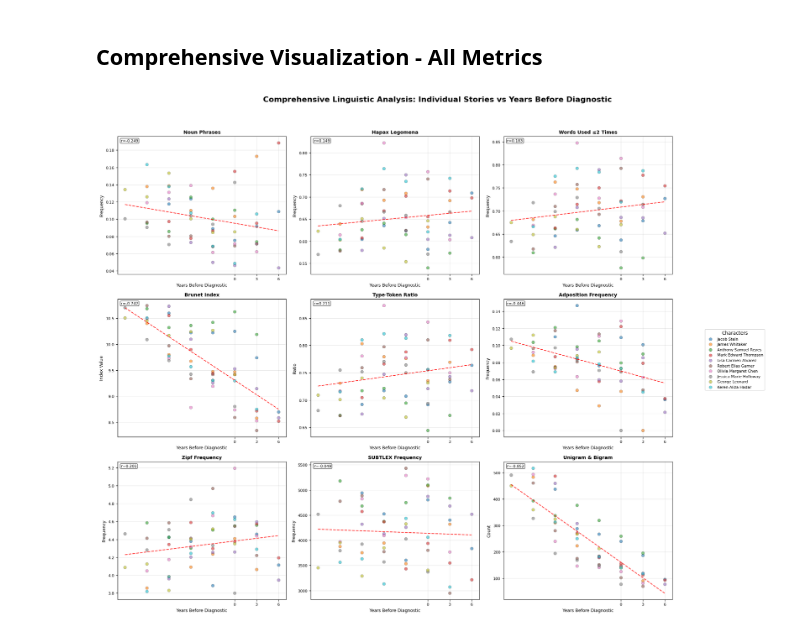
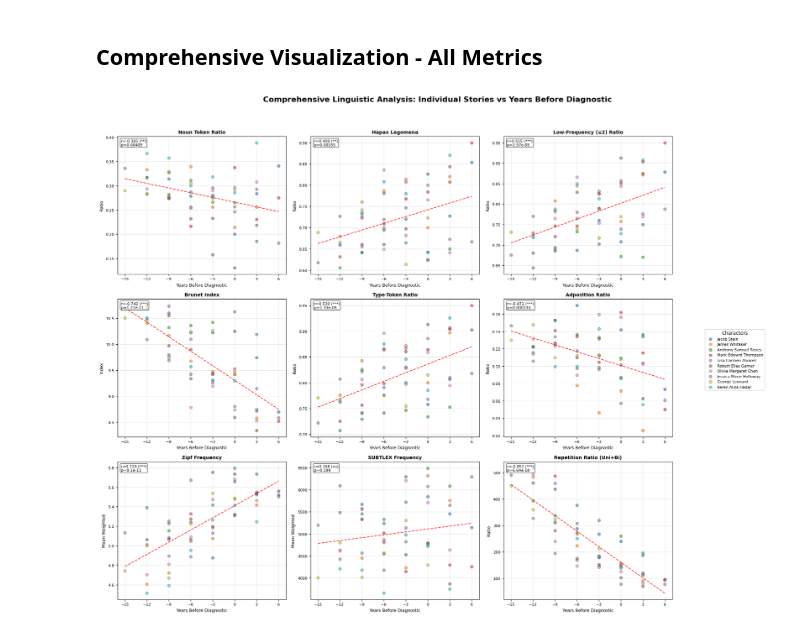
Before and after one commit to NetanelShalev/AD_LongitudinalDataGenerator, a Jupyter notebook: multi_file_analysis.ipynb, the cells around one changed output. Cells and saved outputs as stored; diff of their text form; code cells hidden in the pictures.

```diff
--- a/multi_file_analysis.ipynb
+++ b/multi_file_analysis.ipynb
@@ -275,6 +303,8 @@ plot_scatter_with_regression(all_story_data, word_used_once_or_twice_frequency,
 # %%
 def brunet_index(text, alpha=-0.165):
     """Calculate the Brunet index for the text."""
+    tokens = _clean_tokens(text)
+
     tokens = word_tokenize(text)
     if not tokens:
         return 0
@@ -373,7 +413,7 @@ def word_freq_subtl(text, corpus_data):
     if corpus_data is None:
         return 0
 
-    tokens = word_tokenize(text)
+    tokens = _clean_tokens(text)
     if not tokens:
         return 0
 
@@ -382,13 +422,12 @@ def word_freq_subtl(text, corpus_data):
 
     subtl_freq = 0
     for word, freq in word_freq.items():
-        word_lower = word.lower()
-        matching_rows = corpus_data[corpus_data['Word'] == word_lower]
+        matching_rows = corpus_data[corpus_data['Word'] == word]
         if not matching_rows.empty:
             subtl_value = matching_rows['SUBTLWF'].values[0]
             subtl_freq += freq * subtl_value
 
-    return subtl_freq / total_freq if total_freq > 0 else 0
+    return subtl_freq / len(tokens) if total_freq > 0 else 0
 
 # Plot SUBTLEX frequency scatter plot
 if subtl_and_zipf_df is not None:
@@ -408,7 +447,7 @@ def word_freq_zipf(text, corpus_data):
     if corpus_data is None:
         return 0
 
-    tokens = word_tokenize(text)
+    tokens = _clean_tokens(text)
     if not tokens:
         return 0
 
@@ -417,8 +456,7 @@ def word_freq_zipf(text, corpus_data):
 
     zipf_freq = 0
     for word, freq in word_freq.items():
-        word_lower = word.lower()
-        matching_rows = corpus_data[corpus_data['Word'] == word_lower]
+        matching_rows = corpus_data[corpus_data['Word'] == word]
         if not matching_rows.empty:
             zipf_value = matching_rows['Zipf-value'].values[0]
             zipf_freq += freq * zipf_value
@@ -440,117 +478,97 @@ else:
 # %%
 def create_comprehensive_scatter_plot():
     """Create a comprehensive 3x3 subplot showing all linguistic metrics as scatter plots."""
-
-    # Prepare the metric functions
+    # Prepare the metric functions (updated labels)
     metric_functions = [
-        (nouns_freq_in_text, "Noun Phrases", "Frequency"),
-        (word_used_once_frequency, "Hapax Legomena", "Frequency"),
-        (word_used_once_or_twice_frequency, "Words Used ≤2 Times", "Frequency"),
-        (brunet_index, "Brunet Index", "Index Value"),
+        (nouns_freq_in_text, "Noun Token Ratio", "Ratio"),
+        (word_used_once_frequency, "Hapax Legomena", "Ratio"),
+        (word_used_once_or_twice_frequency, "Low-Frequency (≤2) Ratio", "Ratio"),
+        (brunet_index, "Brunet Index", "Index"),
         (token_type_ratio, "Type-Token Ratio", "Ratio"),
-        (adposition_frequency, "Adposition Frequency", "Frequency"),
-        (uni_and_bi_grams_repetitions, "Unigram & Bigram", "Count"),
+        (adposition_frequency, "Adposition Ratio", "Ratio"),
+        (uni_and_bi_grams_repetitions, "Repetition Ratio (Uni+Bi)", "Ratio"),
     ]
 
-    # Add frequency metrics if available
+    # Add frequency metrics if available (Zipf & SUBTLEX) before repetition ratio for readability
     if subtl_and_zipf_df is not None:
         def zipf_metric(text):
             return word_freq_zipf(text, subtl_and_zipf_df)
         def subtl_metric(text):
             return word_freq_subtl(text, subtl_and_zipf_df)
+        metric_functions.insert(6, (subtl_metric, "SUBTLEX Frequency", "Mean Weighted"))
+        metric_functions.insert(6, (zipf_metric, "Zipf Frequency", "Mean Weighted"))
 
-        uni_gram_and_bigram = metric_functions[-1]
-        metric_functions[-1] = (zipf_metric, "Zipf Frequency", "Frequency")
-        metric_functions.append((subtl_metric, "SUBTLEX Frequency", "Frequency"))
-        metric_functions.append(uni_gram_and_bigram)
-
-    # Create the subplot
     fig, axes = plt.subplots(3, 3, figsize=(20, 16))
     fig.suptitle('Comprehensive Linguistic Analysis: Individual Stories vs Years Before Diagnostic', fontsize=16, fontweight='bold')
 
-    # Get unique characters and colors
     all_characters = list(set(point['character'] for point in all_story_data))
     colors = plt.cm.tab10(range(len(all_characters)))
     character_colors = dict(zip(all_characters, colors))
 
-    # Plot each metric
     for i, (metric_function, title, ylabel) in enumerate(metric_functions):
         row = i // 3
         col = i % 3
         ax = axes[row, col]
 
-        # Calculate metric for all stories
-        x_values = []  # years before diagnostic
-        y_values = []  # metric values
+        x_values = []
+        y_values = []
         characters = []
-
         for story_point in all_story_data:
             try:
                 metric_value = metric_function(story_point['story'])
                 x_values.append(story_point['years_before_diagnostic'])
                 y_values.append(metric_value)
                 characters.append(story_point['character'])
-            except:
-                continue  # Skip if metric calculation fails
+            except Exception:
+                continue
 
         if x_values:
-            # Create scatter plot with character-specific colors
             for character in all_characters:
                 char_mask = [c == character for c in characters]
                 char_x = [x for x, mask in zip(x_values, char_mask) if mask]
                 char_y = [y for y, mask in zip(y_values, char_mask) if mask]
-
-                if char_x:  # Only plot if there are data points for this character
+                if char_x:
                     ax.scatter(char_x, char_y, alpha=0.6, s=40,
-                             color=character_colors[character], label=character,
-                             edgecolors='black', linewidth=0.3)
-
-            # Add linear regression trend line
+                               color=character_colors[character], label=character,
+                               edgecolors='black', linewidth=0.3)
             if len(x_values) > 1:
                 try:
                     z = np.polyfit(x_values, y_values, 1)
                     p = np.poly1d(z)
                     x_trend = np.linspace(min(x_values), max(x_values), 100)
                     ax.plot(x_trend, p(x_trend), "r--", alpha=0.8, linewidth=1.5)
-
-                    # Calculate correlation
-                    correlation = np.corrcoef(x_values, y_values)[0, 1]
-                    ax.text(0.02, 0.98, f'r={correlation:.3f}',
-                           transform=ax.transAxes, fontsize=8,
-                           verticalalignment='top',
-                           bbox=dict(boxstyle="round,pad=0.2", facecolor="white", alpha=0.7))
-                except:
-                    pass  # Skip trend line if calculation fails
-
-            # Customize the subplot
+                    from scipy import stats
+                    r, p_val = stats.pearsonr(x_values, y_values)
+                    sig = "***" if p_val < 0.001 else "**" if p_val < 0.01 else "*" if p_val < 0.05 else "ns"
+                    ax.text(0.02, 0.98, f'r={r:.3f} ({sig})\np={p_val:.3g}',
+                            transform=ax.transAxes, fontsize=8,
+                            verticalalignment='top',
+                            bbox=dict(boxstyle="round,pad=0.2", facecolor="white", alpha=0.7))
+                except Exception:
+                    pass
             ax.set_xlabel('Years Before Diagnostic', fontsize=9)
             ax.set_ylabel(ylabel, fontsize=9)
             ax.set_title(title, fontsize=10, fontweight='bold')
             ax.grid(True, alpha=0.3)
             ax.tick_params(labelsize=8)
             ax.set_xticks(np.arange(-15, max(x_values)+1, 3))
             ax.set_xlim(left=-16)
-
         else:
-            # Show message for missing data
-            ax.text(0.5, 0.5, 'No Data Available',
-                   ha='center', va='center', transform=ax.transAxes,
-                   fontsize=12, bbox=dict(boxstyle="round,pad=0.3", facecolor="lightgray"))
+            ax.text(0.5, 0.5, 'No Data Available', ha='center', va='center', transform=ax.transAxes,
+                    fontsize=12, bbox=dict(boxstyle="round,pad=0.3", facecolor="lightgray"))
             ax.set_title(title, fontsize=10, fontweight='bold')
             ax.set_xlabel('Years Before Diagnostic', fontsize=9)
             ax.set_ylabel(ylabel, fontsize=9)
 
-    # Add a single legend for all subplots
     handles, labels = axes[0, 0].get_legend_handles_labels()
     if handles:
         fig.legend(handles, labels, loc='center right', bbox_to_anchor=(0.98, 0.5),
-                  title='Characters', title_fontsize=10, fontsize=8)
+                   title='Characters', title_fontsize=10, fontsize=8)
 
-    # Adjust layout to prevent overlap
     plt.tight_layout(rect=[0, 0.03, 0.85, 0.95])
     plt.show()
 
 # Create the comprehensive scatter plot visualization
 create_comprehensive_scatter_plot()
 # %% [output]
-[figure, old version]
+[figure, new version]
```
Also changed, not shown: parts of 10 cells of this notebook.
